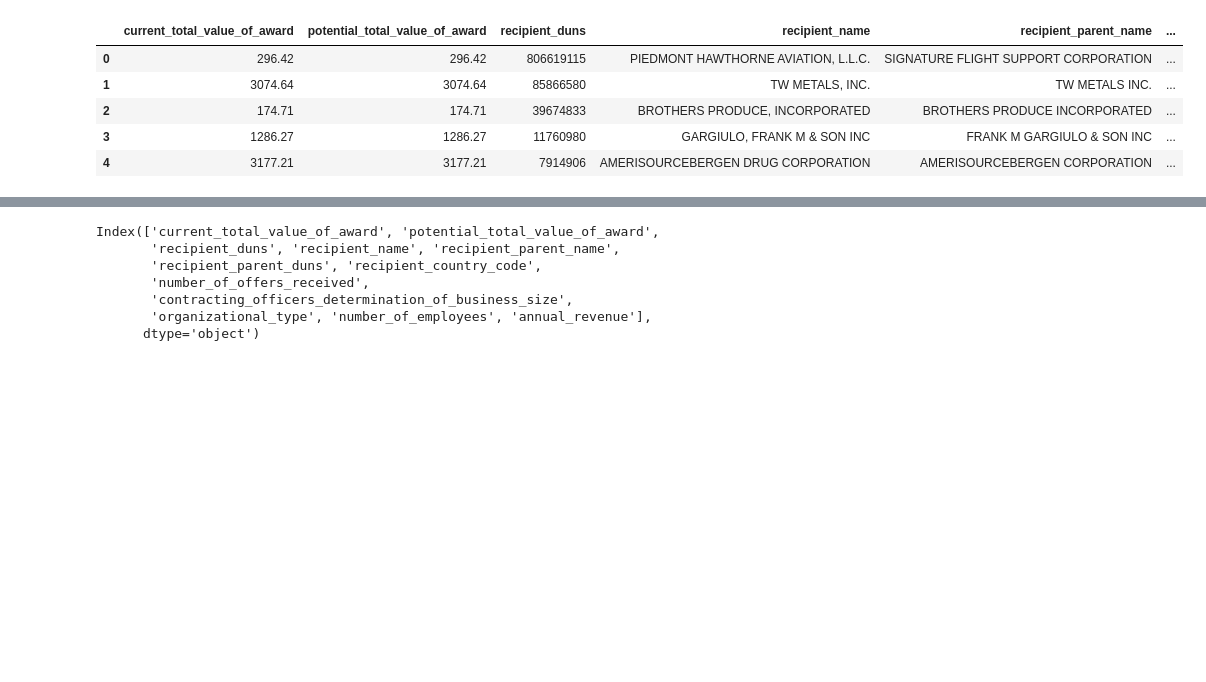
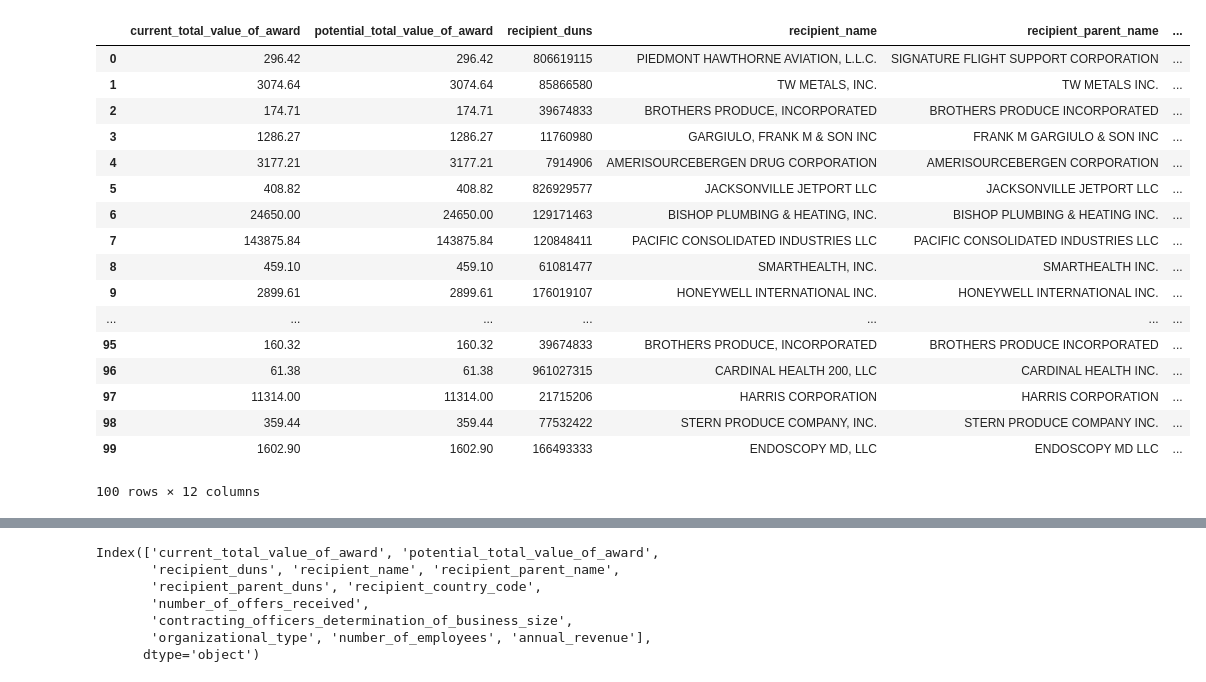
Before and after one commit to yontartu/citizens-united, a Jupyter notebook: FedContractorList.ipynb, the cells around one changed output, grey strips where cells are left out. Cells and saved outputs as stored; diff of their text form; code cells hidden in the pictures; blank space fills up the shorter version.

```diff
--- a/FedContractorList.ipynb
+++ b/FedContractorList.ipynb
@@ -1,15 +54,27 @@
 # %%
-import pandas as pd
-df = pd.read_csv('2018_all_Contracts_Full_20190613_6.csv',usecols=['current_total_value_of_award','potential_total_value_of_award',
+df = pd.read_csv('/Users/ptw/Downloads/2018_all_Contracts_Full_20190610/2018_all_Contracts_Full_20190613_6.csv',usecols=['current_total_value_of_award','potential_total_value_of_award',
          'recipient_duns','recipient_name','recipient_parent_name',
          'recipient_parent_duns','recipient_country_code',
          'number_of_offers_received','contracting_officers_determination_of_business_size',
          'organizational_type','number_of_employees','annual_revenue'])
-df.head()
-# %% [output]
-|  | current_total_value_of_award | potential_total_value_of_award | recipient_duns | recipient_name | recipient_parent_name | ... |
-| 0 | 296.42 | 296.42 | 806619115 | PIEDMONT HAWTHORNE AVIATION, L.L.C. | SIGNATURE FLIGHT SUPPORT CORPORATION | ... |
-| 1 | 3074.64 | 3074.64 | 85866580 | TW METALS, INC. | TW METALS INC. | ... |
-| 2 | 174.71 | 174.71 | 39674833 | BROTHERS PRODUCE, INCORPORATED | BROTHERS PRODUCE INCORPORATED | ... |
-| 3 | 1286.27 | 1286.27 | 11760980 | GARGIULO, FRANK M & SON INC | FRANK M GARGIULO & SON INC | ... |
-| 4 | 3177.21 | 3177.21 | 7914906 | AMERISOURCEBERGEN DRUG CORPORATION | AMERISOURCEBERGEN CORPORATION | ... |
+# %%
+df.head(100)
+# %% [output]
+|  | current_total_value_of_award | potential_total_value_of_award | recipient_duns | recipient_name | recipient_parent_name | ... |
+| 0 | 296.42 | 296.42 | 806619115 | PIEDMONT HAWTHORNE AVIATION, L.L.C. | SIGNATURE FLIGHT SUPPORT CORPORATION | ... |
+| 1 | 3074.64 | 3074.64 | 85866580 | TW METALS, INC. | TW METALS INC. | ... |
+| 2 | 174.71 | 174.71 | 39674833 | BROTHERS PRODUCE, INCORPORATED | BROTHERS PRODUCE INCORPORATED | ... |
+| 3 | 1286.27 | 1286.27 | 11760980 | GARGIULO, FRANK M & SON INC | FRANK M GARGIULO & SON INC | ... |
+| 4 | 3177.21 | 3177.21 | 7914906 | AMERISOURCEBERGEN DRUG CORPORATION | AMERISOURCEBERGEN CORPORATION | ... |
+| 5 | 408.82 | 408.82 | 826929577 | JACKSONVILLE JETPORT LLC | JACKSONVILLE JETPORT LLC | ... |
+| 6 | 24650.00 | 24650.00 | 129171463 | BISHOP PLUMBING & HEATING, INC. | BISHOP PLUMBING & HEATING INC. | ... |
+| 7 | 143875.84 | 143875.84 | 120848411 | PACIFIC CONSOLIDATED INDUSTRIES LLC | PACIFIC CONSOLIDATED INDUSTRIES LLC | ... |
+| 8 | 459.10 | 459.10 | 61081477 | SMARTHEALTH, INC. | SMARTHEALTH INC. | ... |
+| 9 | 2899.61 | 2899.61 | 176019107 | HONEYWELL INTERNATIONAL INC. | HONEYWELL INTERNATIONAL INC. | ... |
+| ... | ... | ... | ... | ... | ... | ... |
+| 95 | 160.32 | 160.32 | 39674833 | BROTHERS PRODUCE, INCORPORATED | BROTHERS PRODUCE INCORPORATED | ... |
+| 96 | 61.38 | 61.38 | 961027315 | CARDINAL HEALTH 200, LLC | CARDINAL HEALTH INC. | ... |
+| 97 | 11314.00 | 11314.00 | 21715206 | HARRIS CORPORATION | HARRIS CORPORATION | ... |
+| 98 | 359.44 | 359.44 | 77532422 | STERN PRODUCE COMPANY, INC. | STERN PRODUCE COMPANY INC. | ... |
+| 99 | 1602.90 | 1602.90 | 166493333 | ENDOSCOPY MD, LLC | ENDOSCOPY MD LLC | ... |
+100 rows × 12 columns
```
Also changed, not shown: parts of 24 cells of this notebook, 1 other file.
